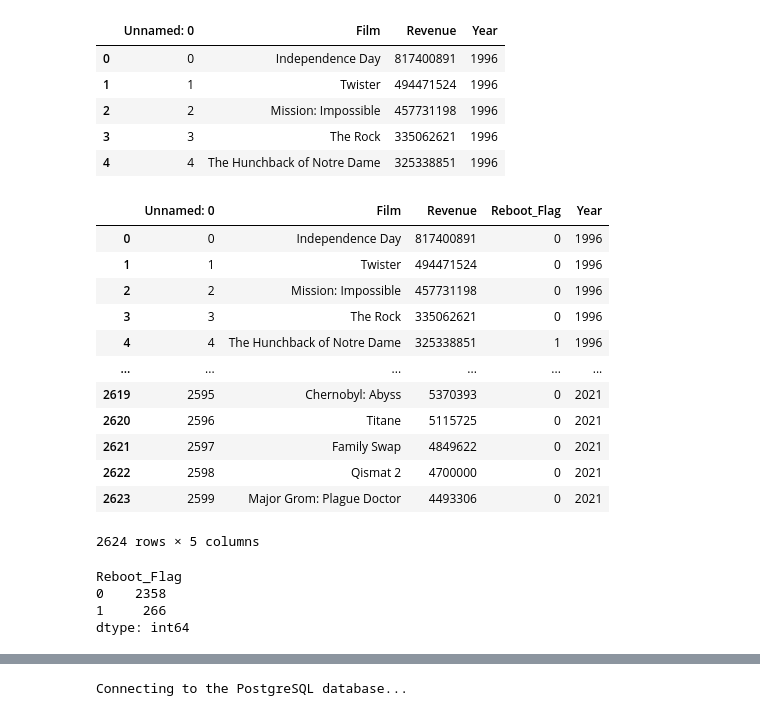
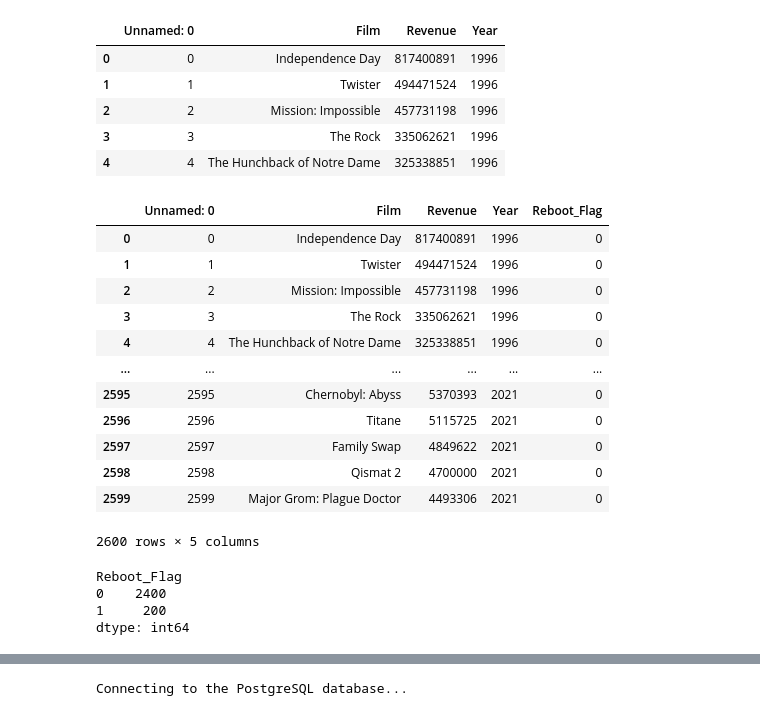
Before and after one commit to creeganmi/movies, a Jupyter notebook: masterTable.ipynb, the cells around one changed output, grey strips where cells are left out. Drawn from its saved outputs; the diff is of its cells as text; code cells hidden in the pictures.

Commit message:
filter indicators (wages/salaries, employment, per-capital-income), filter for usa, join movies and reboots on year/film-name, load additional economic indicator files

```diff
--- a/masterTable.ipynb
+++ b/masterTable.ipynb
@@ -71,33 +92,31 @@ movies.head()
 # %%
 # create reboot flag in movies dataframe
 
 movies = pd.read_csv(r'tmdb_api_export_1996_2021.csv')
-movies = pd.merge(movies, reboots, how='left', on = ['Film'], indicator = True)
+movies = pd.merge(movies, reboots, how='left', on = ['Film','Year'], indicator = True)
 movies['Reboot_Flag'] = (movies['_merge'] == 'both').astype(int)
-movies.drop(movies.iloc[:,4:21], inplace=True, axis=1)
-movies['Year'] = movies['Year_x']
-movies = movies.drop('Year_x', axis=1)
+movies.drop(movies.iloc[:,4:20], inplace=True, axis=1)
 movies
 # %% [output]
-|  | Unnamed: 0 | Film | Revenue | Reboot_Flag | Year |
-| 0 | 0 | Independence Day | 817400891 | 0 | 1996 |
-| 1 | 1 | Twister | 494471524 | 0 | 1996 |
-| 2 | 2 | Mission: Impossible | 457731198 | 0 | 1996 |
-| 3 | 3 | The Rock | 335062621 | 0 | 1996 |
-| 4 | 4 | The Hunchback of Notre Dame | 325338851 | 1 | 1996 |
+|  | Unnamed: 0 | Film | Revenue | Year | Reboot_Flag |
+| 0 | 0 | Independence Day | 817400891 | 1996 | 0 |
+| 1 | 1 | Twister | 494471524 | 1996 | 0 |
+| 2 | 2 | Mission: Impossible | 457731198 | 1996 | 0 |
+| 3 | 3 | The Rock | 335062621 | 1996 | 0 |
+| 4 | 4 | The Hunchback of Notre Dame | 325338851 | 1996 | 0 |
 | ... | ... | ... | ... | ... | ... |
-| 2619 | 2595 | Chernobyl: Abyss | 5370393 | 0 | 2021 |
-| 2620 | 2596 | Titane | 5115725 | 0 | 2021 |
-| 2621 | 2597 | Family Swap | 4849622 | 0 | 2021 |
-| 2622 | 2598 | Qismat 2 | 4700000 | 0 | 2021 |
-| 2623 | 2599 | Major Grom: Plague Doctor | 4493306 | 0 | 2021 |
+| 2595 | 2595 | Chernobyl: Abyss | 5370393 | 2021 | 0 |
+| 2596 | 2596 | Titane | 5115725 | 2021 | 0 |
+| 2597 | 2597 | Family Swap | 4849622 | 2021 | 0 |
+| 2598 | 2598 | Qismat 2 | 4700000 | 2021 | 0 |
+| 2599 | 2599 | Major Grom: Plague Doctor | 4493306 | 2021 | 0 |
-2624 rows × 5 columns
+2600 rows × 5 columns
 # %%
 movies.groupby(['Reboot_Flag']).size()
 # %% [output]
 Reboot_Flag
-0    2358
-1     266
+0    2400
+1     200
 dtype: int64
 # %%
 # join movies and inflation factor dataframes
```
Also changed, not shown: parts of 8 cells of this notebook.
